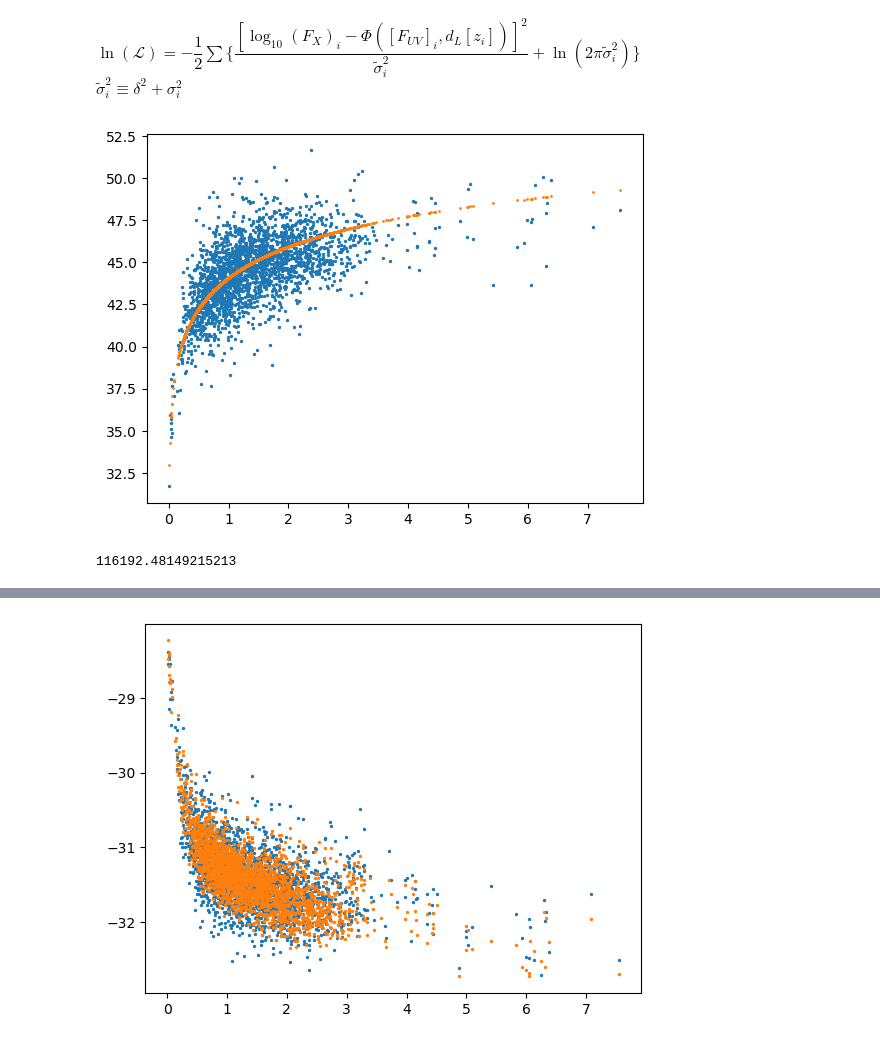
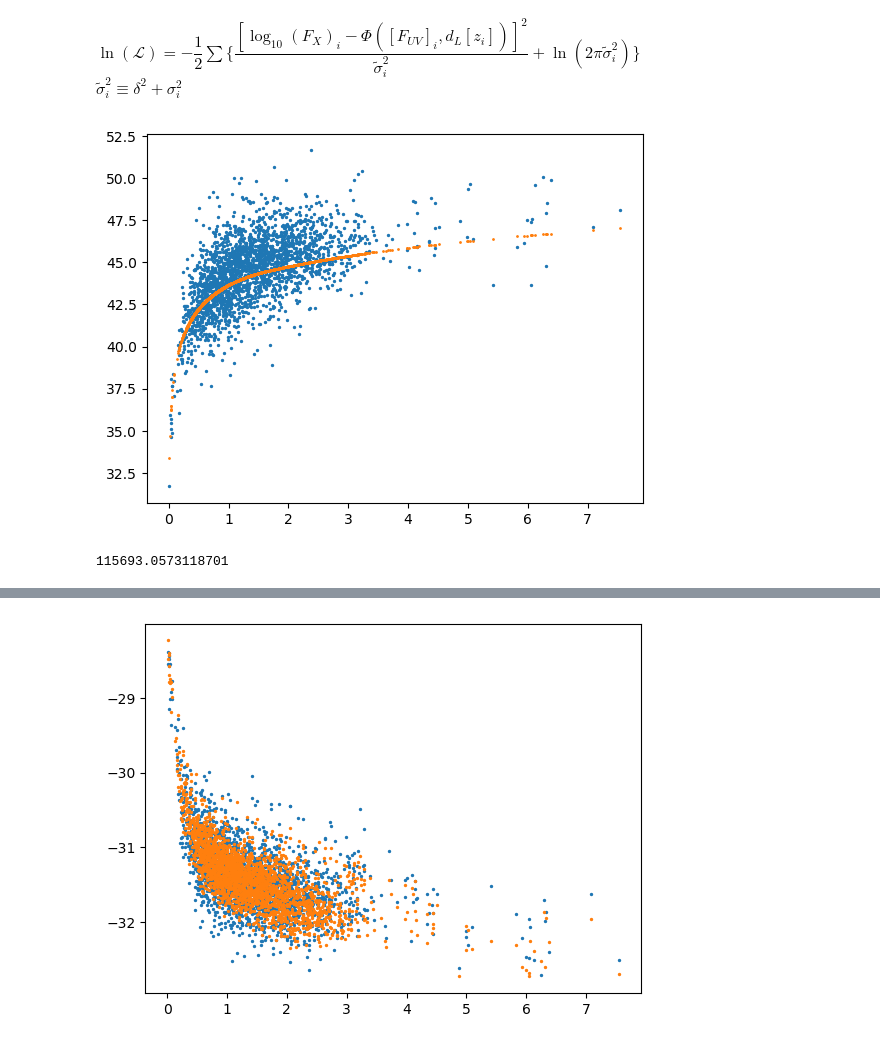
Before and after one commit to kaltsit33/IDM, a Jupyter notebook: QSO/test.ipynb, the cells around one changed output, grey strips where cells are left out. Cells and saved outputs as stored; diff of their text form; code cells hidden in the pictures.

```diff
--- a/QSO/test.ipynb
+++ b/QSO/test.ipynb
@@ -50,12 +50,12 @@ def DM_z(log_kC1, O20, H0):
 # %%
 import matplotlib.pyplot as plt
 plt.scatter(z, DM, s=2)
-plt.scatter(z, DM_z(-3,0.3,70), s=1)
+plt.scatter(z, DM_z(-1.56,0.56,57), s=1)
 plt.show()
 # %% [output]
-[figure, old version]
+[figure, new version]
 # %%
-chi2 = np.sum((DM - DM_z(-5,0.3,70))**2 / e_DM**2)
+chi2 = np.sum((DM - DM_z(-3,0.3,70))**2 / e_DM**2)
 print(chi2)
 # %% [output]
-116192.48149215213
+115693.0573118701
```
Also changed, not shown: parts of 1 cell of this notebook, 19 other files.
